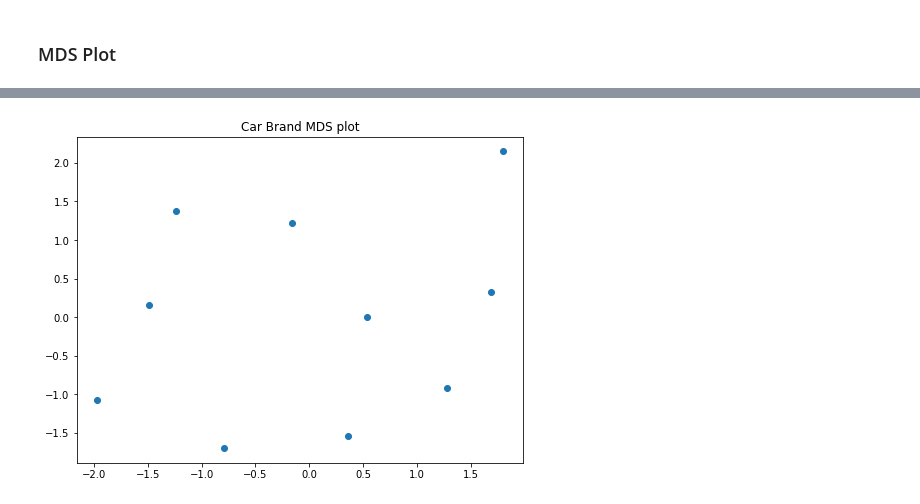
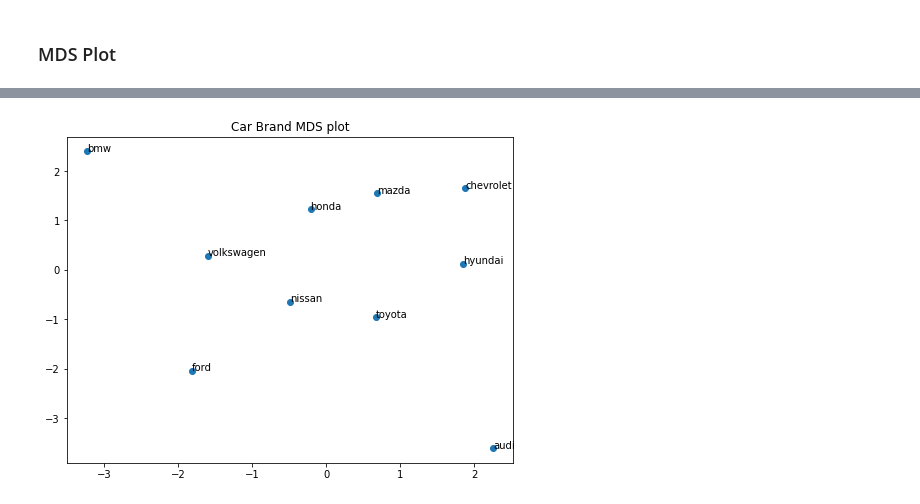
Before and after one commit to zack-tan/car-forums-text-analysis, a Jupyter notebook: ananya_a&b.ipynb, the cells around one changed output, grey strips where cells are left out. Saved outputs shown, nothing was run; the diff lists cells and outputs as text; code cells hidden in the pictures.

Commit message:
MDS Plot Update

```diff
--- a/ananya_a&b.ipynb
+++ b/ananya_a&b.ipynb
@@ -28,7 +28,7 @@ models['brand'] = models['brand'].str.replace(r'[^\w\s]+', '', regex=True)
 models['model'] = models['model'].str.replace(r'[^\w\s]+', '', regex=True)
 
 #drop row with: car, problem, seat
-searchfor = ["car", "problem", "seat"]
+searchfor = ["car", "problem", "seat", "sedan"]
 models = models[~models.brand.str.contains('|'.join(searchfor))]
 
 models
@@ -238,10 +254,15 @@ lift_df_transformed.shape
 # %%
 from matplotlib import pyplot as plt
 fig= plt.figure(figsize=(8, 6))
 ax = fig.add_subplot()
-plt.scatter(lift_df_transformed[:,0], lift_df_transformed[:,1])
+X = lift_df_transformed[:,0]
+Y = lift_df_transformed[:,1]
+plt.scatter(X,Y )
 plt.title('Car Brand MDS plot')
+annotations = brand_names
+for i, label in enumerate(annotations):
+    plt.annotate(label, (X[i], Y[i]))
 
 plt.show()
 # %% [output]
-[figure, old version]
+[figure, new version]
```
Also changed, not shown: parts of 6 cells of this notebook, 1 other file.
